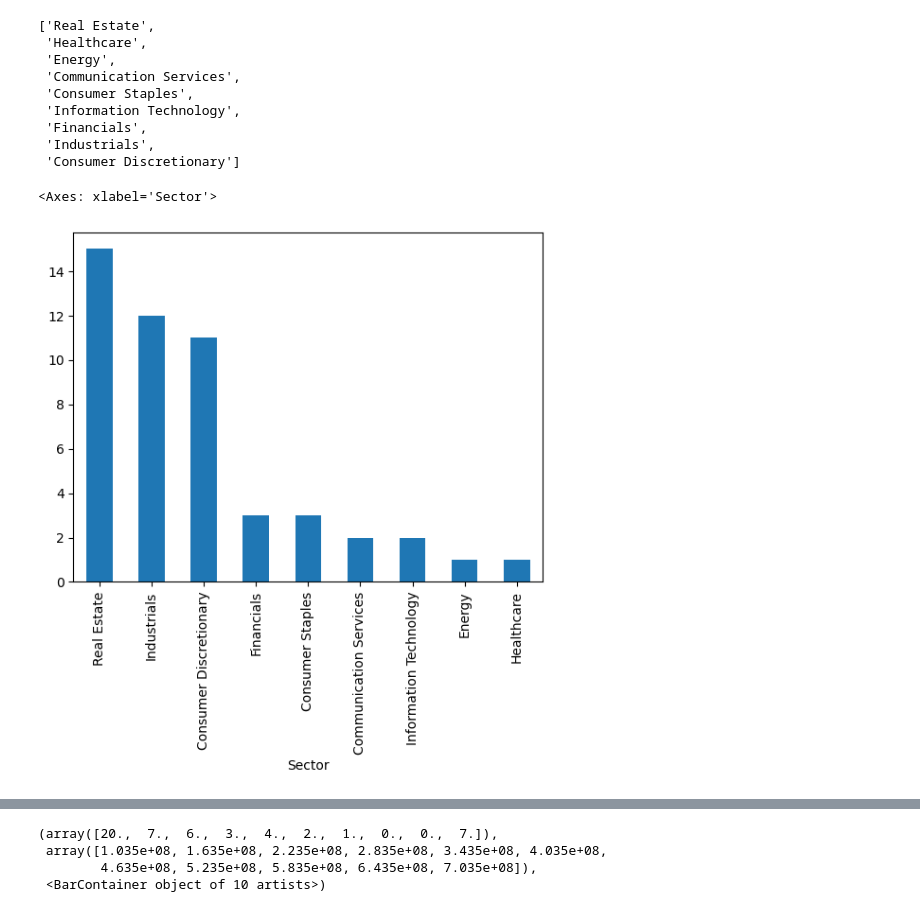
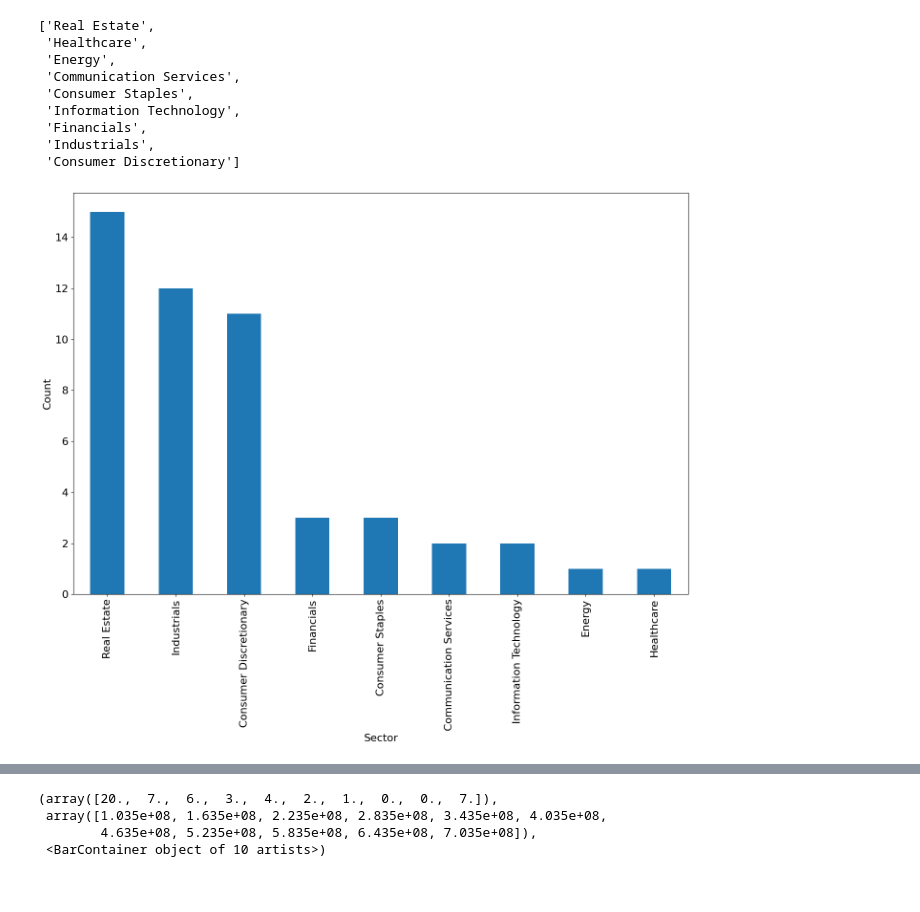
Before and after one commit to jjiaoyuwang/WQU-capstone, a Jupyter notebook: jupyter-notebooks/financial-ratios-2.ipynb, the cells around one changed output, grey strips where cells are left out. Saved outputs shown, nothing was run; the diff lists cells and outputs as text; code cells hidden in the pictures.

Commit message:
updated sector distribution plots

```diff
--- a/jupyter-notebooks/financial-ratios-2.ipynb
+++ b/jupyter-notebooks/financial-ratios-2.ipynb
@@ -167,11 +167,16 @@ list(set(ML_final['Sector'].tolist()))
  'Consumer Discretionary']
 # %%
 # ML_final['Sector'].hist(xrot=90,bins=11). Maybe useful for marketcap visualisation
-ML_final['Sector'].value_counts().plot.bar()#plot.bar()
+plt.rcParams["figure.figsize"] = (14, 12)
+plt.rcParams.update({'font.size': 16})
+fig = ML_final['Sector'].value_counts().plot.bar()#.get_figure()#plot.bar()
+fig.set_ylabel("Count")
+fig = fig.get_figure()
+fig.tight_layout()
+fig.savefig("sector_counts.png")
 
 # could do a stacked or subplot comparing original dataset without dropna vs this one? See pandas barchart.
 # https://pandas.pydata.org/docs/reference/api/pandas.DataFrame.plot.bar.html
 # %% [output]
-<Axes: xlabel='Sector'>
-[figure, old version]
+[figure, new version]
 # %%
```
Also changed, not shown: parts of 1 cell of this notebook, 2 other files.
